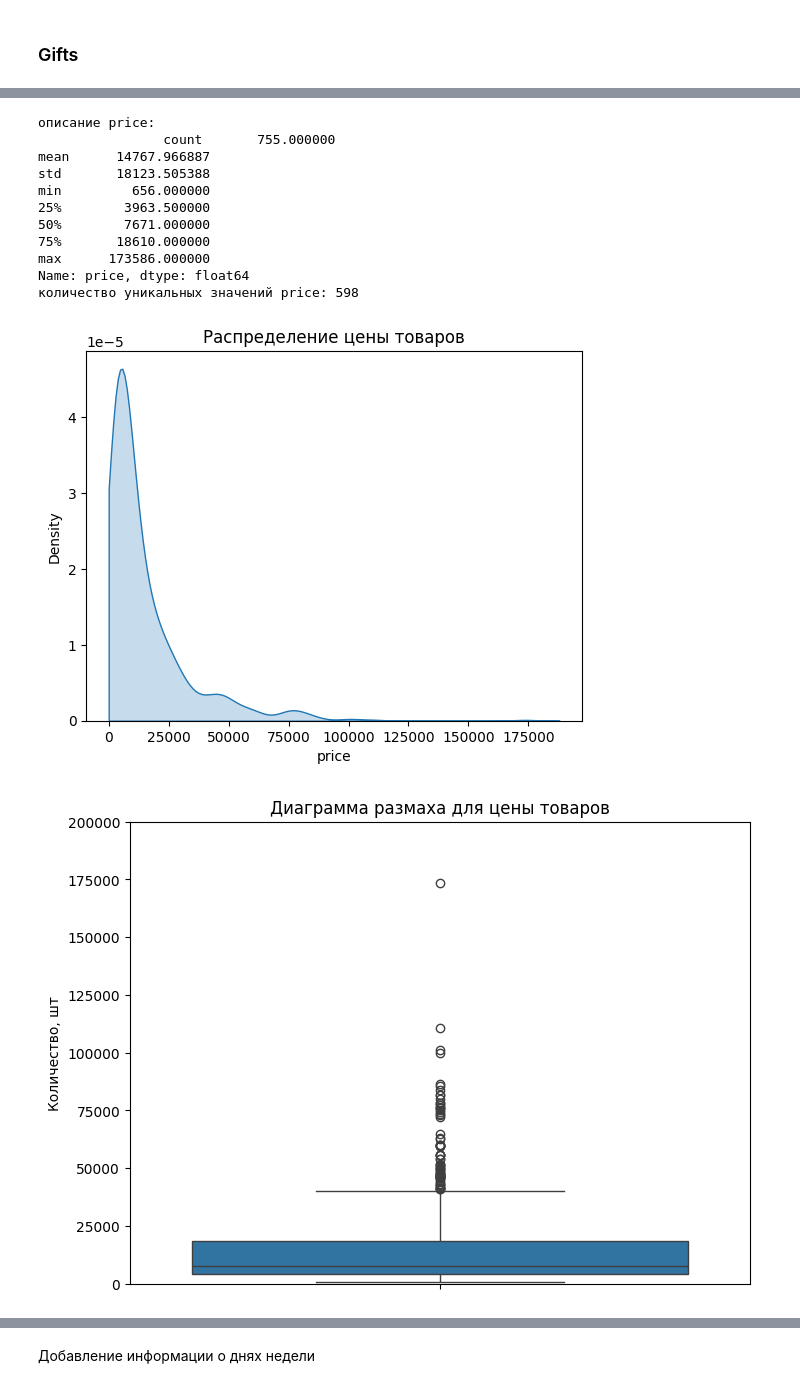
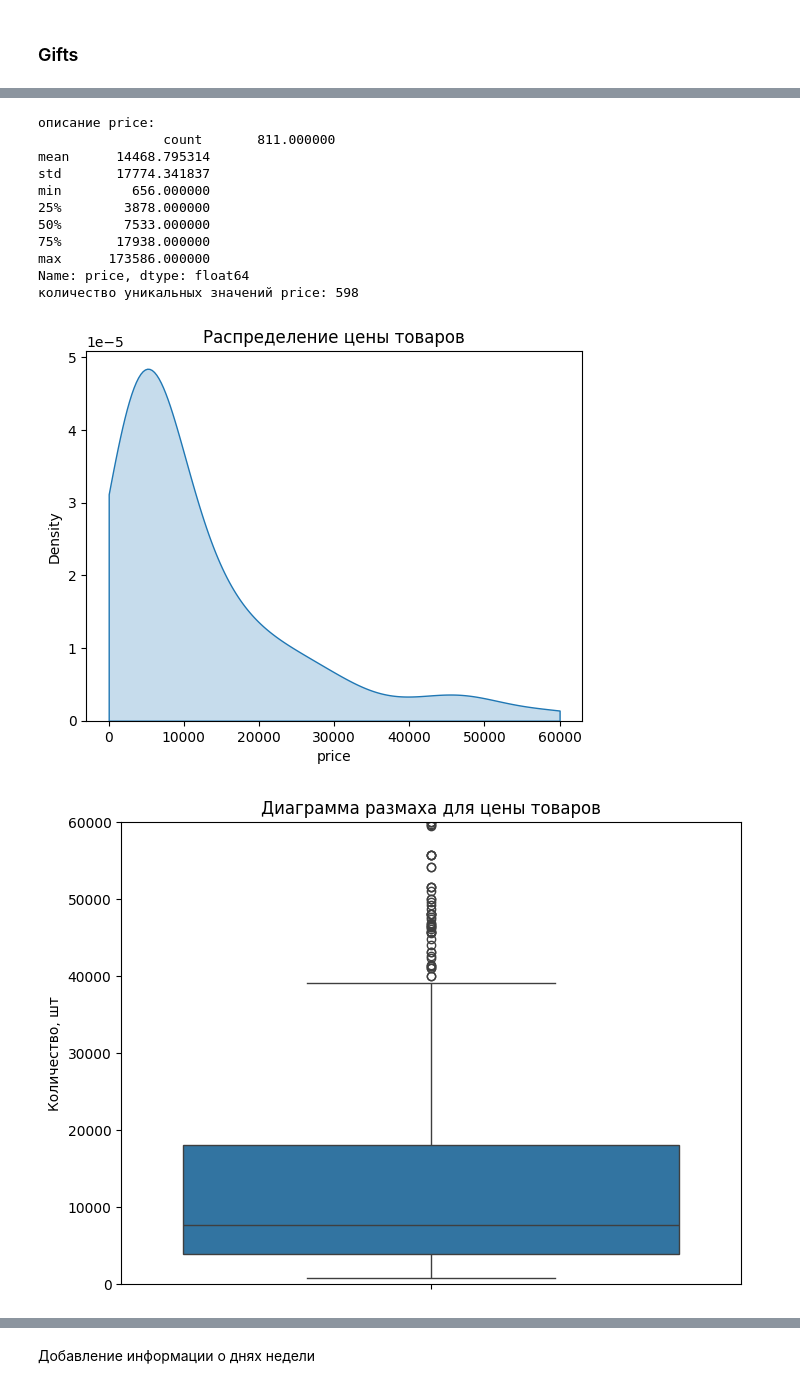
Before and after one commit to denis-42ds/repeat_purchase_forecast, a Jupyter notebook: ecom_forecast.ipynb, the cells around one changed output, grey strips where cells are left out. Saved outputs shown, nothing was run; the diff lists cells and outputs as text; code cells hidden in the pictures.

```diff
--- a/ecom_forecast.ipynb
+++ b/ecom_forecast.ipynb
@@ -334,7 +321,7 @@ apparel = apparel.drop(['recommended_by'], axis=1)
 # %% [markdown]
 ### Gifts
 # %%
-explorer_gifts = DatasetExplorer(gifts)
+explorer_gifts = DatasetExplorer(gifts, y_lim=60000)
 explorer_gifts.explore_dataset()  # 811
 # %% [output]
 <class 'pandas.core.frame.DataFrame'>
@@ -383,15 +370,15 @@ Name: quantity, dtype: float64
 описание price:
-                count       755.000000
-mean      14767.966887
-std       18123.505388
+                count       811.000000
+mean      14468.795314
+std       17774.341837
 min         656.000000
-25%        3963.500000
-50%        7671.000000
-75%       18610.000000
+25%        3878.000000
+50%        7533.000000
+75%       17938.000000
 max      173586.000000
 Name: price, dtype: float64
 количество уникальных значений price: 598
-[figure, old version]
+[figure, new version]
-[figure, old version]
+[figure, new version]
 Первая запись в датафрейме: 2022-10-26 00:00:00
                 Последняя запись в датафрейме: 2023-10-24 00:00:00
```
Also changed, not shown: parts of 30 cells of this notebook, 1 other file.
